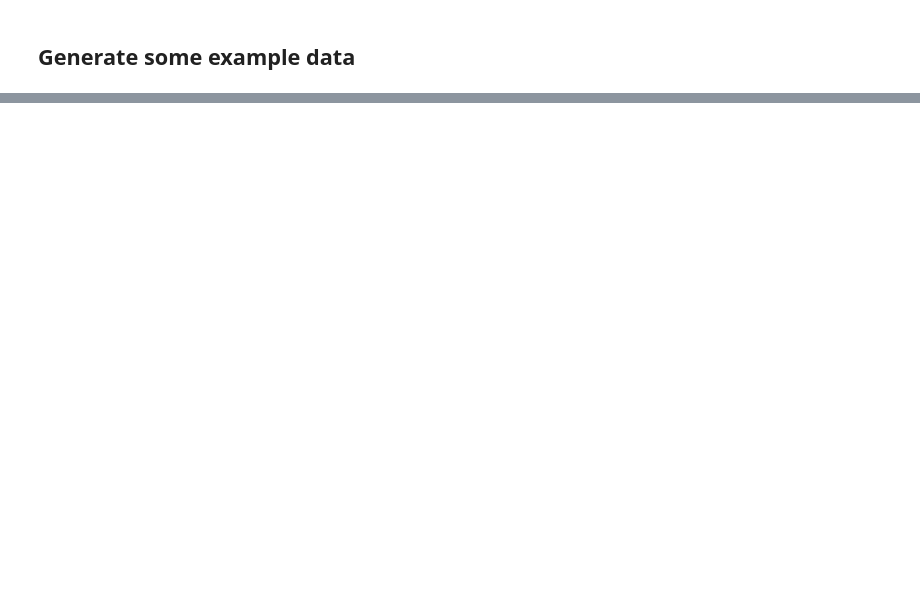
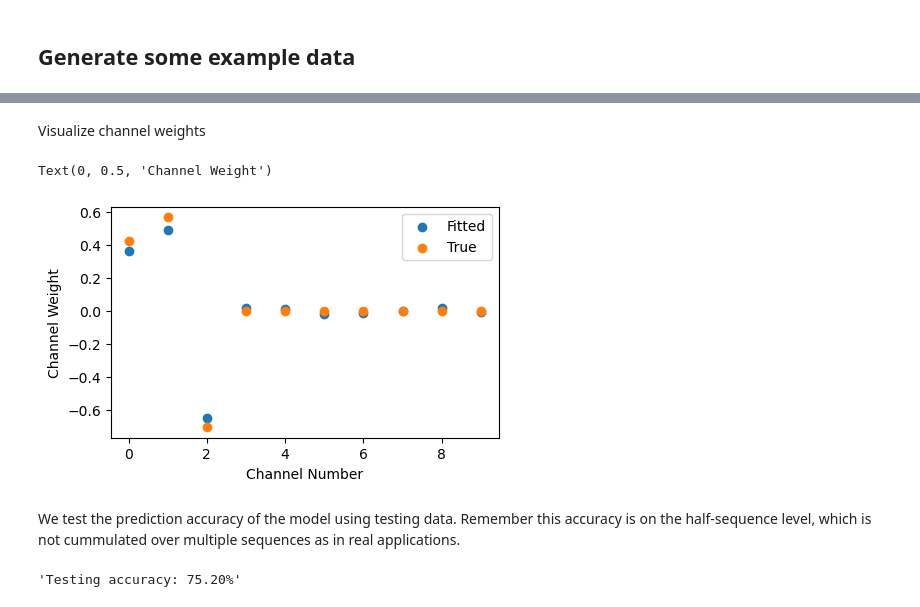
Before and after one commit to BangyaoZhao/GLASS, a Jupyter notebook: example.ipynb, the cells around one changed output, grey strips where cells are left out. Cells and saved outputs as stored; diff of their text form; code cells hidden in the pictures; blank space fills up the shorter version.

```diff
--- a/example.ipynb
+++ b/example.ipynb
@@ -88,0 +50,21 @@ corrs[0], corrs[2]
+# %% [markdown]
+Visualize channel weights
+# %%
+fig, ax = plt.subplots(figsize=(5, 3))
+ax.scatter(np.arange(n_channel), model.effective_weight.flatten(), label = 'Fitted')
+ax.scatter(np.arange(n_channel), channel_weights, label = 'True')
+ax.legend()
+ax.set_xlabel('Channel Number'); ax.set_ylabel('Channel Weight')
+# %% [output]
+Text(0, 0.5, 'Channel Weight')
+[figure, added]
+# %% [markdown]
+We test the prediction accuracy of the model using testing data. Remember this accuracy is on the half-sequence level, which is not cummulated over multiple sequences as in real applications.
+# %%
+# use the predict_prob func to get predicted probabilities of being the target
+probs = model.predict_prob(X)
+# evaluate the prediction accuracy
+correct = np.take_along_axis(y[n_train:], probs.argmax(axis=1)[n_train:, None], axis=1).flatten()
+'Testing accuracy: {:.2%}'.format(np.mean(correct))
+# %% [output]
+'Testing accuracy: 75.20%'
```
Also changed, not shown: parts of 17 cells of this notebook, 4 other files.
